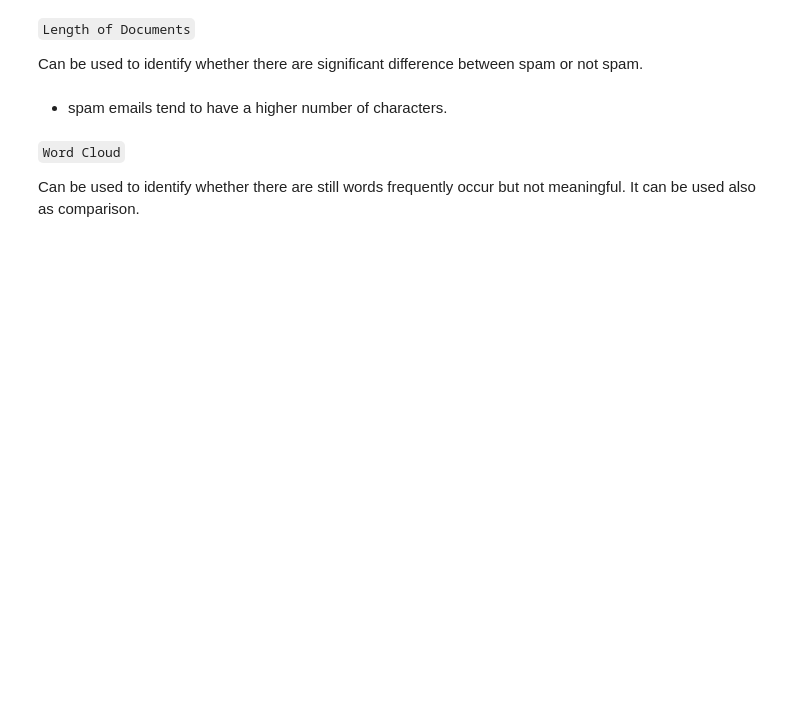
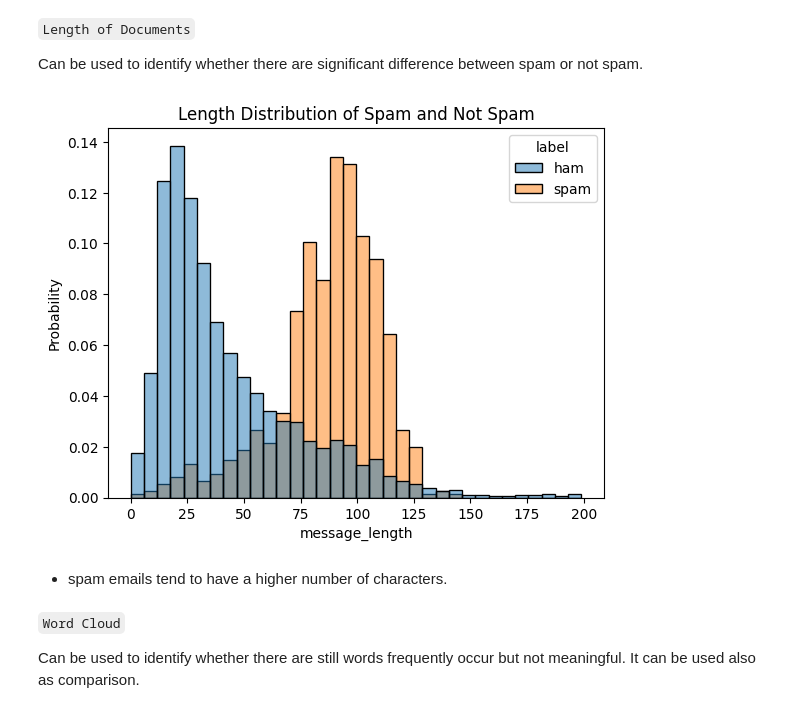
Before and after one commit to fikigayo/Bootcamp-Purwadhika, a Jupyter notebook: modul-3/m3_s20_textmining_blank.ipynb, the cells around one changed output. Saved outputs shown, nothing was run; the diff lists cells and outputs as text; code cells hidden in the pictures; blank space fills up the shorter version.

```diff
--- a/modul-3/m3_s20_textmining_blank.ipynb
+++ b/modul-3/m3_s20_textmining_blank.ipynb
@@ -263,0 +283,3 @@ Extra whitespaces and tabs do not add any information to text processing.
+# %%
+def remove_whitespace(text):
+    return ' '.join(text.split())
@@ -269,0 +303,3 @@ These stopword lists are already compiled for different languages and we can saf
+# %%
+english_stopwords = stopwords.words('english')
+english_stopwords. remove('not')
@@ -302,3 +497,11 @@ Can be used to identify whether there are significant difference between spam or
+# %%
+sns.histplot(data=df_sms[df_sms['message_length'] < 200], x='message_length', hue='label', stat='probability', common_norm=False)
+plt.title('Length Distribution of Spam and Not Spam')
+plt.show()
+
+# buang outlier df_sms[df_sms['message_length'] < 200]
+# %% [output]
+[figure, added]
 # %% [markdown]
 - spam emails tend to have a higher number of characters.
 # %% [markdown]
```
Also changed, not shown: parts of 40 cells of this notebook, 3 other files.
